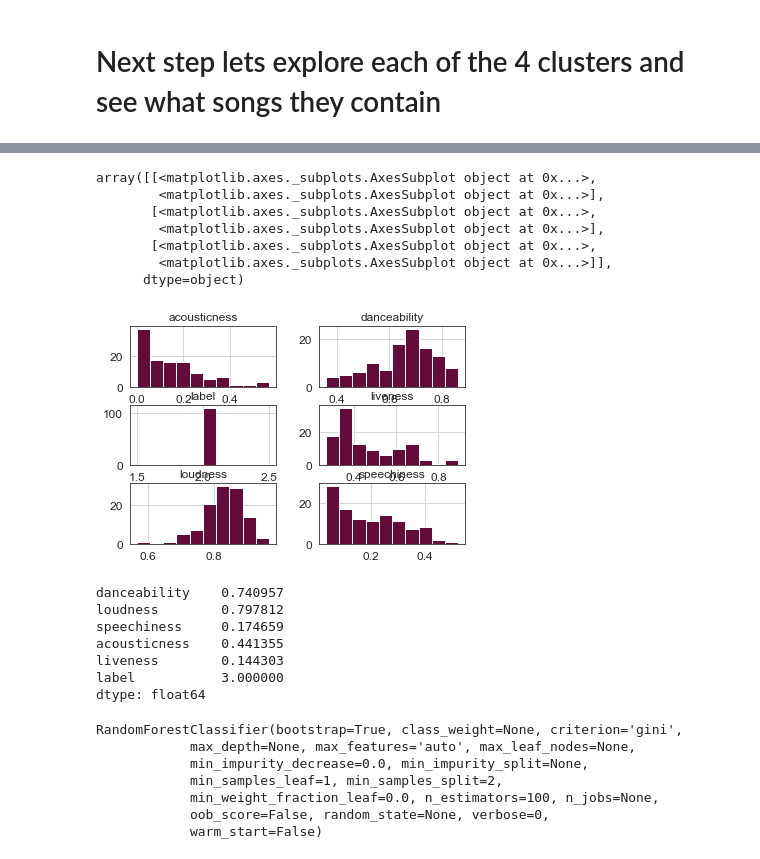
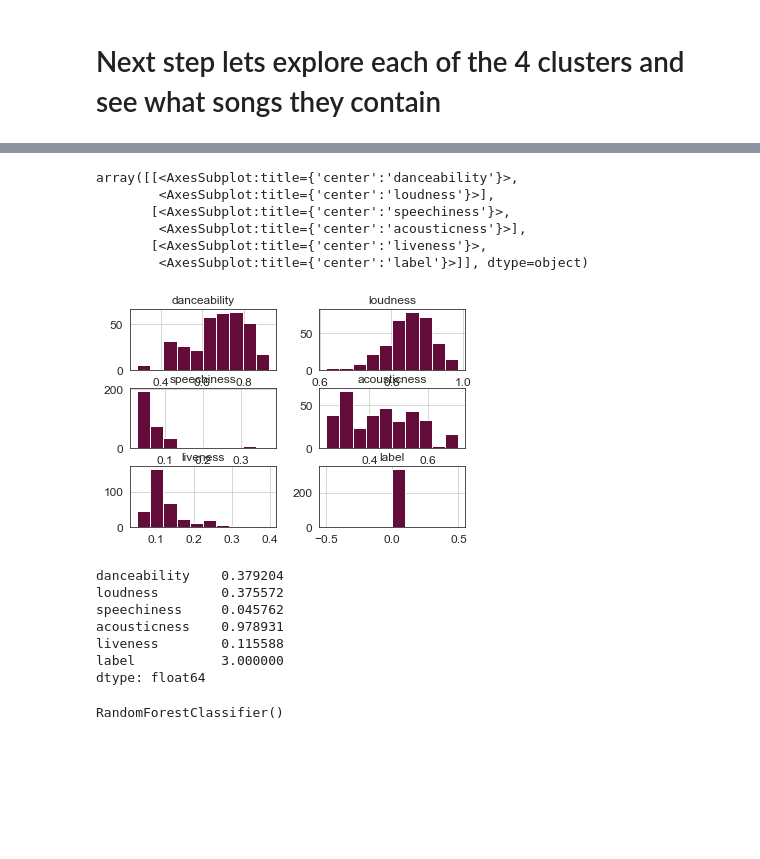
Before and after one commit to bettinasosa/Spotify, a Jupyter notebook: Clustering_Spotify_Songs.ipynb, the cells around one changed output, grey strips where cells are left out. Drawn from its saved outputs; the diff is of its cells as text; code cells hidden in the pictures; blank space fills up the shorter version.

```diff
--- a/Clustering_Spotify_Songs.ipynb
+++ b/Clustering_Spotify_Songs.ipynb
@@ -33,7 +33,7 @@ warnings.filterwarnings(action="ignore", message="^internal gelsd")
 [figure]
 # %%
 # Import my spotify data
-songs = pd.read_csv("emotion_data.csv")
+songs = pd.read_csv("moods_dataset.csv").drop_duplicates()
 
 songs.info()
 # %% [output]
@@ -112,7 +107,7 @@ Most features are skewed to the left or the right
 # %%
 # remove song names, artist and id before clustering
 songs_features = songs.copy()
-songs_features = songs_features.drop(['name','id'],axis=1)
+songs_features = songs_features.drop(['name','id','mood'],axis=1)
 # %%
 from sklearn.cluster import KMeans
 
@@ -304,22 +292,21 @@ songs[songs['label']==3].head(40)
 # %%
-songs[songs['label']==2].hist()
+songs[songs['label']==0].hist()
 # %% [output]
-array([[<matplotlib.axes._subplots.AxesSubplot object at 0x...>,
-        <matplotlib.axes._subplots.AxesSubplot object at 0x...>],
-       [<matplotlib.axes._subplots.AxesSubplot object at 0x...>,
-        <matplotlib.axes._subplots.AxesSubplot object at 0x...>],
-       [<matplotlib.axes._subplots.AxesSubplot object at 0x...>,
-        <matplotlib.axes._subplots.AxesSubplot object at 0x...>]],
-      dtype=object)
+array([[<AxesSubplot:title={'center':'danceability'}>,
+        <AxesSubplot:title={'center':'loudness'}>],
+       [<AxesSubplot:title={'center':'speechiness'}>,
+        <AxesSubplot:title={'center':'acousticness'}>],
+       [<AxesSubplot:title={'center':'liveness'}>,
+        <AxesSubplot:title={'center':'label'}>]], dtype=object)
-[figure, old version]
+[figure, new version]
 # %%
 songs[songs['label']==3].mean()
 # %% [output]
-danceability    0.740957
-loudness        0.797812
-speechiness     0.174659
-acousticness    0.441355
-liveness        0.144303
+danceability    0.379204
+loudness        0.375572
+speechiness     0.045762
+acousticness    0.978931
+liveness        0.115588
 label           3.000000
 dtype: float64
 # %%
@@ -337,13 +324,7 @@ X_train, X_test, y_train, y_test = train_test_split(X, y, test_size=0.33)
 rfc = RandomForestClassifier(n_estimators=100,criterion='gini')
 rfc.fit(X_train,y_train)
 # %% [output]
-RandomForestClassifier(bootstrap=True, class_weight=None, criterion='gini',
-            max_depth=None, max_features='auto', max_leaf_nodes=None,
-            min_impurity_decrease=0.0, min_impurity_split=None,
-            min_samples_leaf=1, min_samples_split=2,
-            min_weight_fraction_leaf=0.0, n_estimators=100, n_jobs=None,
-            oob_score=False, random_state=None, verbose=0,
-            warm_start=False)
+RandomForestClassifier()
 # %%
 # Predicting the Test set results
 y_pred = rfc.predict(X_test)
```
Also changed, not shown: parts of 29 cells of this notebook, 7 other files.
